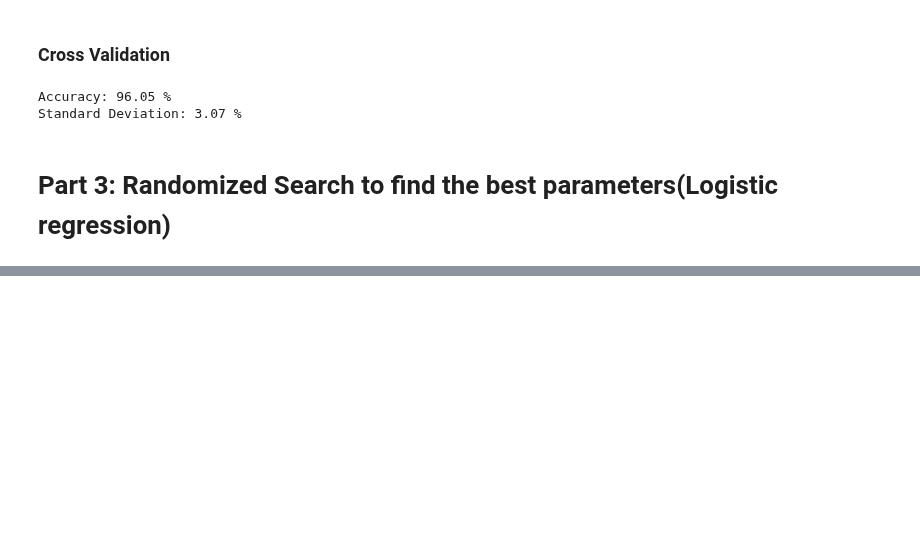
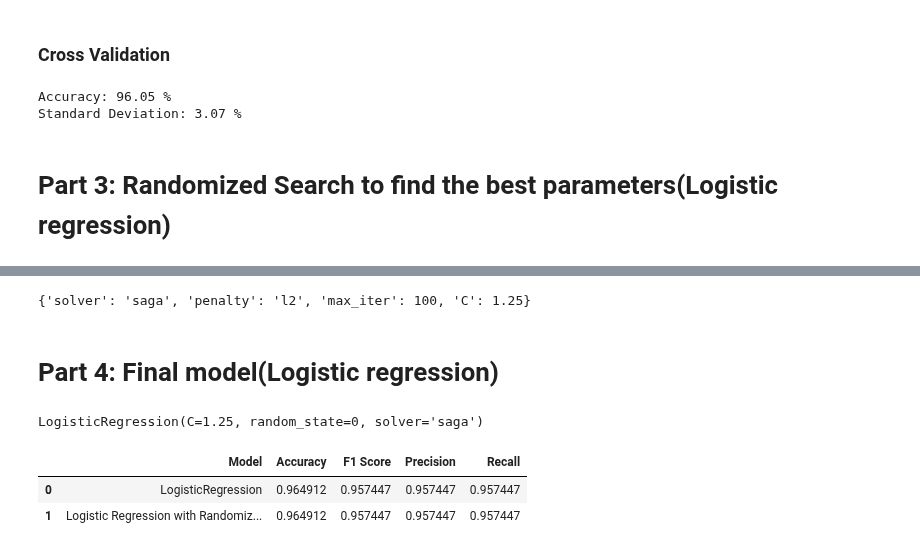
Before and after one commit to Twtamaris/machine_learning, a Jupyter notebook: breast_cancer/breast.ipynb, the cells around one changed output, grey strips where cells are left out. Saved outputs shown, nothing was run; the diff lists cells and outputs as text; code cells hidden in the pictures; blank space fills up the shorter version.

```diff
--- a/breast_cancer/breast.ipynb
+++ b/breast_cancer/breast.ipynb
@@ -465,9 +465,9 @@ Standard Deviation: 3.07 %
 from sklearn.model_selection import RandomizedSearchCV
 # %%
 parameters = {
-    'penalty': ['l2'],
+    'penalty': ['l1', 'l2', 'elasticnet', 'none'],
     'C': [0.25, 0.5, 0.75, 1.0, 1.25, 1.5, 1.75, 2.0],
-    'solver': ['newton-cg', 'liblinear', 'sag', 'saga'],
+    'solver': ['newton-cg', 'lbfgs', 'liblinear', 'sag', 'saga'],
     'max_iter': [100, 200, 300]  # Add higher values for max_iter
 }
 # %%
@@ -487,0 +515,28 @@ RandomizedSearchCV(cv=10, estimator=LogisticRegression(random_state=0),
+# %%
+random_search.best_params_
+# %% [output]
+{'solver': 'saga', 'penalty': 'l2', 'max_iter': 100, 'C': 1.25}
+# %% [markdown]
+# Part 4: Final model(Logistic regression)
+# %%
+classifier = LogisticRegression(C=1.25, random_state=0, solver='saga')
+# %%
+classifier.fit(x_train, y_train)
+# %% [output]
+LogisticRegression(C=1.25, random_state=0, solver='saga')
+# %%
+y_pred = classifier.predict(x_test)
+# %%
+acc = accuracy_score(y_test,y_pred)
+f1= f1_score(y_test,y_pred)
+conf = confusion_matrix(y_test,y_pred)
+prec = precision_score(y_test,y_pred)
+
+model_results = pd.DataFrame(data=[['Logistic Regression with RandomizedSearchCV', acc, f1, prec, rec]], columns=['Model', 'Accuracy', 'F1 Score', 'Precision', 'Recall'])
+
+results = results.append(model_results, ignore_index=True)
+results
+# %% [output]
+|  | Model | Accuracy | F1 Score | Precision | Recall |
+| 0 | LogisticRegression | 0.964912 | 0.957447 | 0.957447 | 0.957447 |
+| 1 | Logistic Regression with Randomiz... | 0.964912 | 0.957447 | 0.957447 | 0.957447 |
```
Also changed, not shown: parts of 3 cells of this notebook.
